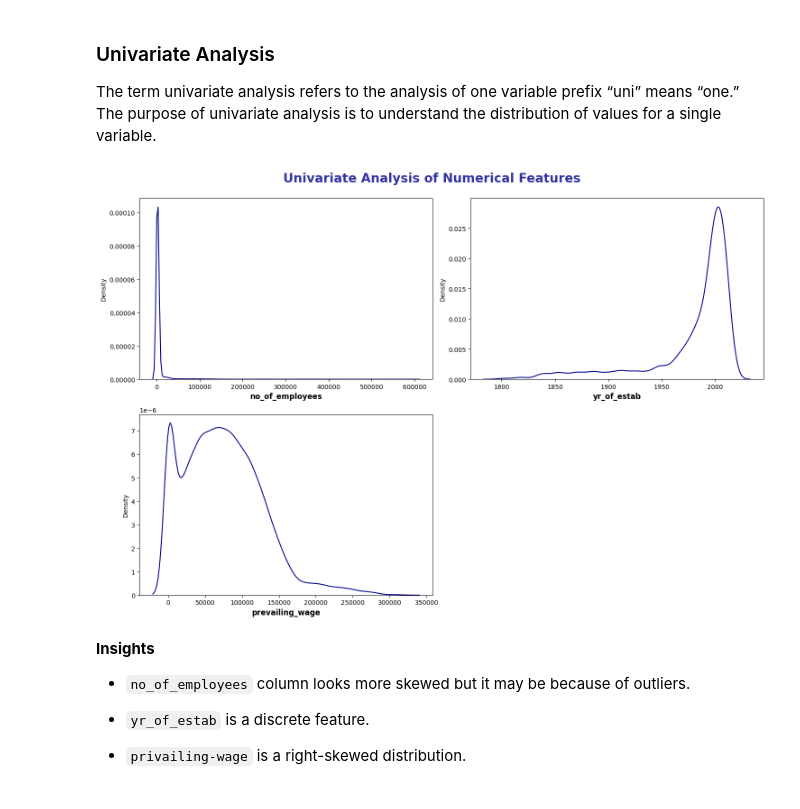
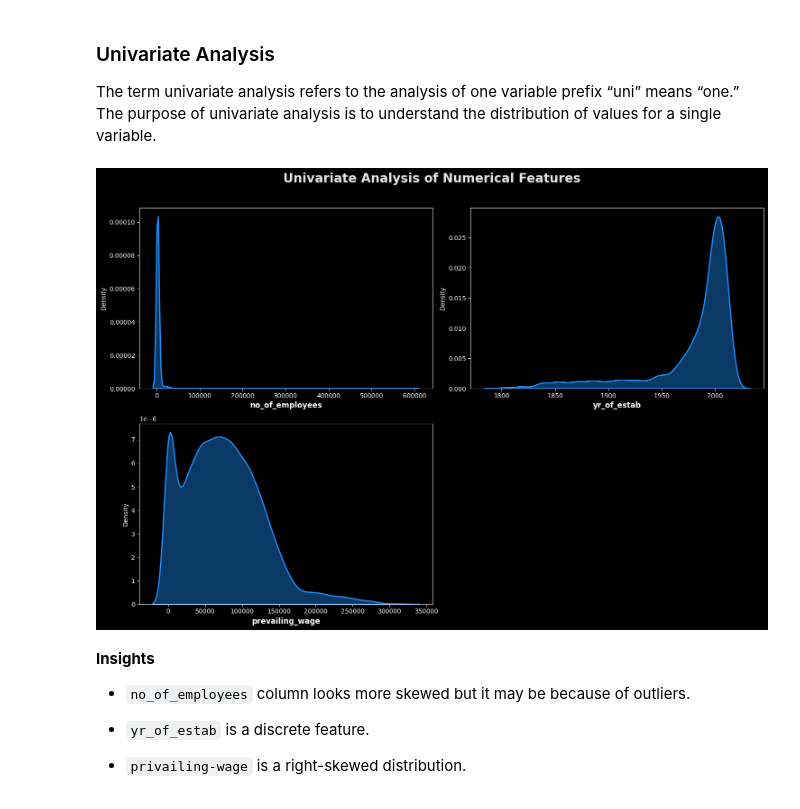
Before and after one commit to BenGJ10/US-Visa-Approval-Prediction, a Jupyter notebook: notebooks/exploratory_data_analysis.ipynb, the cells around one changed output. Drawn from its saved outputs; the diff is of its cells as text; code cells hidden in the pictures.

```diff
--- a/notebooks/exploratory_data_analysis.ipynb
+++ b/notebooks/exploratory_data_analysis.ipynb
@@ -154,18 +154,31 @@ Name: proportion, dtype: float64
 
 The term univariate analysis refers to the analysis of one variable prefix “uni” means “one.” The purpose of univariate analysis is to understand the distribution of values for a single variable.
 # %%
-# Univariate Analysis of Numerical features
+# Univariate Analysis of Numerical Features
 
-plt.figure(figsize = (15, 10))
-plt.suptitle('Univariate Analysis of Numerical Features', fontsize = 20, fontweight = 'bold', color = 'darkblue', alpha = 0.8, y = 1)
+plt.style.use('dark_background')
 
-for i in range(0, len(numerical_features)):
+plt.figure(figsize=(15, 10))
+plt.suptitle(
+    'Univariate Analysis of Numerical Features', fontsize = 20, fontweight = 'bold', color = 'white', alpha = 0.9, y = 1.02)
+
+for i, feature in enumerate(numerical_features):
     plt.subplot(2, 2, i + 1)
-    sns.kdeplot(x = df[numerical_features[i]], color = 'darkblue')
-    plt.xlabel(numerical_features[i], fontsize = 12, fontweight = 'bold')
+
+    # KDE plot in dark blue
+    sns.kdeplot(
+        x = df[feature], color = "#1E90FF", fill = True, alpha = 0.4, linewidth = 2)
+
+    # Axis styling
+    plt.xlabel(feature, fontsize = 12, fontweight = 'bold', color = 'white')
+    plt.ylabel('Density', fontsize = 10, color = 'white')
+    plt.tick_params(colors = 'white')
+
     plt.tight_layout()
+
+plt.show()
 # %% [output]
-[figure, old version]
+[figure, new version]
 # %% [markdown]
 **Insights**
 
```
Also changed, not shown: parts of 9 cells of this notebook.
